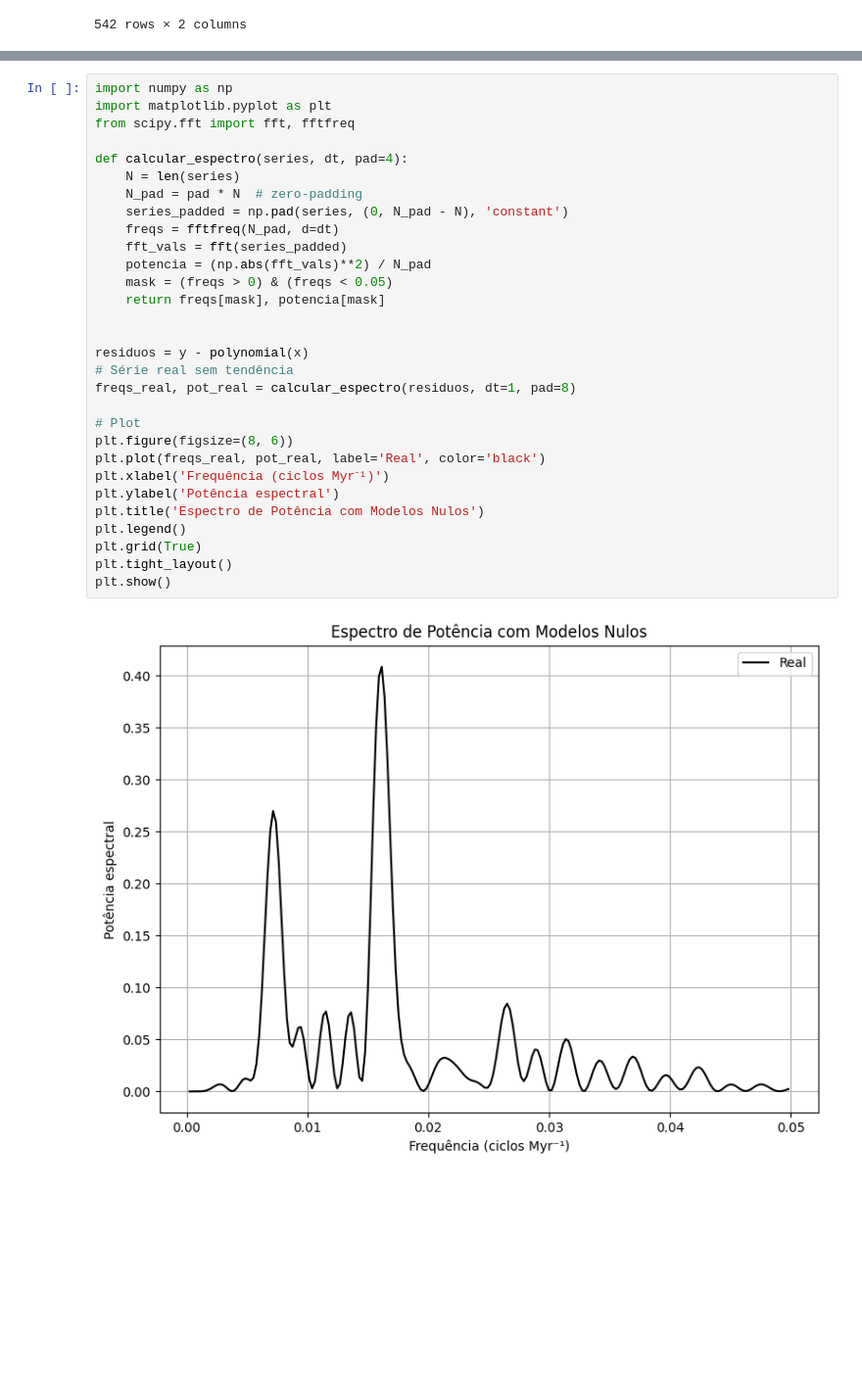
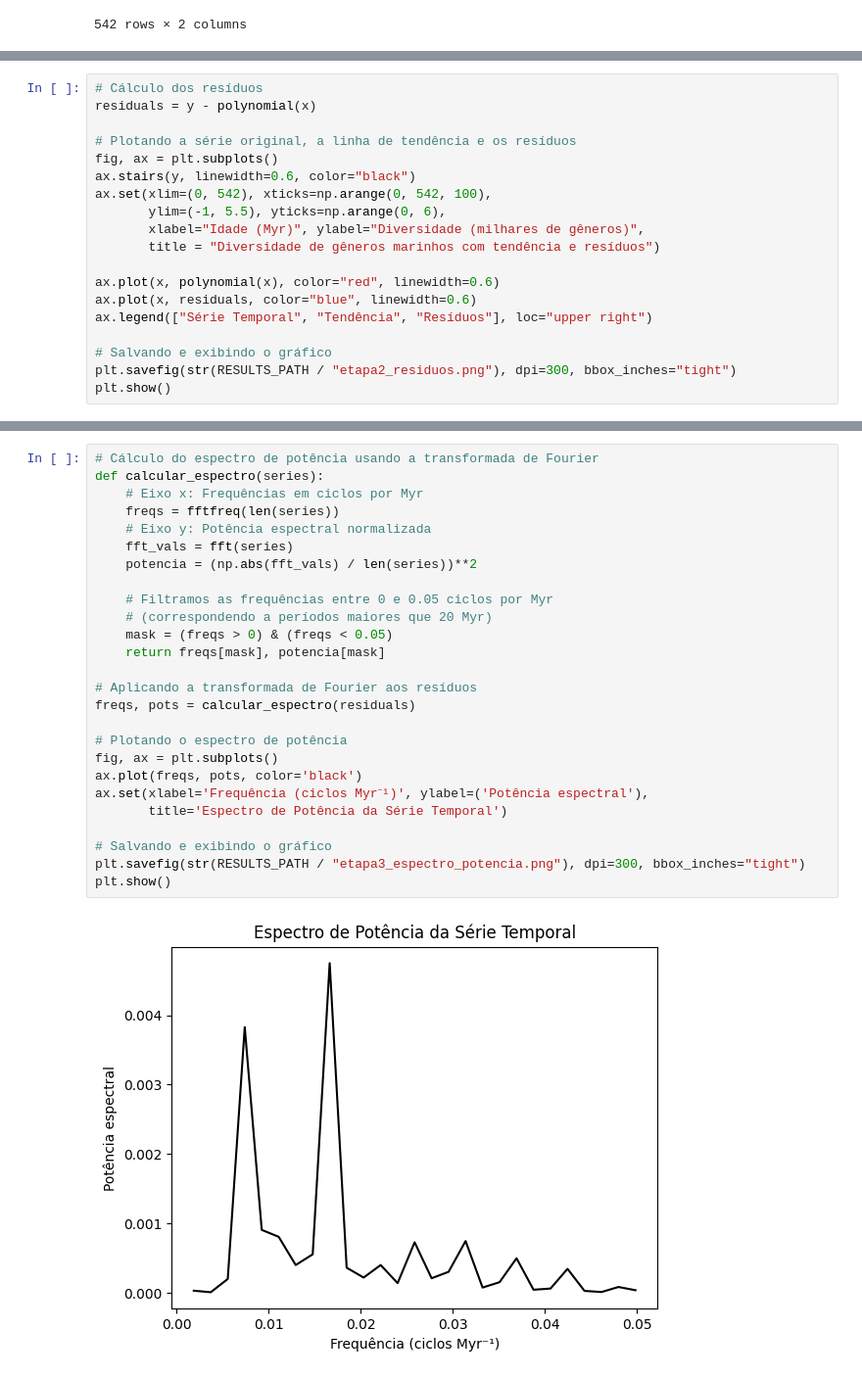
Before and after one commit to lucaanasser/Detectando-e-Interpretando-Sinais-Periodicos-em-Series-Temporais-Paleobiologicas, a Jupyter notebook: ep1.ipynb, the cells around one changed output, grey strips where cells are left out. Shown at 98% size. Saved outputs shown, nothing was run; the diff lists cells and outputs as text; blank space fills up the shorter version.

```diff
--- a/ep1.ipynb
+++ b/ep1.ipynb
@@ -94,0 +121,19 @@ plt.show()
+# %%
+# Cálculo dos resíduos
+residuals = y - polynomial(x)
+
+# Plotando a série original, a linha de tendência e os resíduos
+fig, ax = plt.subplots()
+ax.stairs(y, linewidth=0.6, color="black")
+ax.set(xlim=(0, 542), xticks=np.arange(0, 542, 100),
+       ylim=(-1, 5.5), yticks=np.arange(0, 6),
+       xlabel="Idade (Myr)", ylabel="Diversidade (milhares de gêneros)",
+       title = "Diversidade de gêneros marinhos com tendência e resíduos")
+
+ax.plot(x, polynomial(x), color="red", linewidth=0.6)
+ax.plot(x, residuals, color="blue", linewidth=0.6)
+ax.legend(["Série Temporal", "Tendência", "Resíduos"], loc="upper right")
+
+# Salvando e exibindo o gráfico
+plt.savefig(str(RESULTS_PATH / "etapa2_residuos.png"), dpi=300, bbox_inches="tight")
+plt.show()
@@ -99,32 +146,28 @@ explicar o pad (colocar antes sem o pad)
 # %%
-import numpy as np
-import matplotlib.pyplot as plt
-from scipy.fft import fft, fftfreq
+# Cálculo do espectro de potência usando a transformada de Fourier
+def calcular_espectro(series):
+    # Eixo x: Frequências em ciclos por Myr
+    freqs = fftfreq(len(series))
+    # Eixo y: Potência espectral normalizada
+    fft_vals = fft(series)
+    potencia = (np.abs(fft_vals) / len(series))**2
 
-def calcular_espectro(series, dt, pad=4):
-    N = len(series)
-    N_pad = pad * N  # zero-padding
-    series_padded = np.pad(series, (0, N_pad - N), 'constant')
-    freqs = fftfreq(N_pad, d=dt)
-    fft_vals = fft(series_padded)
-    potencia = (np.abs(fft_vals)**2) / N_pad
+    # Filtramos as frequências entre 0 e 0.05 ciclos por Myr
+    # (correspondendo a períodos maiores que 20 Myr)
     mask = (freqs > 0) & (freqs < 0.05)
     return freqs[mask], potencia[mask]
 
+# Aplicando a transformada de Fourier aos resíduos
+freqs, pots = calcular_espectro(residuals)
 
-residuos = y - polynomial(x)
-# Série real sem tendência
-freqs_real, pot_real = calcular_espectro(residuos, dt=1, pad=8)
+# Plotando o espectro de potência
+fig, ax = plt.subplots()
+ax.plot(freqs, pots, color='black')
+ax.set(xlabel='Frequência (ciclos Myr⁻¹)', ylabel=('Potência espectral'),
+       title='Espectro de Potência da Série Temporal')
 
-# Plot
-plt.figure(figsize=(8, 6))
-plt.plot(freqs_real, pot_real, label='Real', color='black')
-plt.xlabel('Frequência (ciclos Myr⁻¹)')
-plt.ylabel('Potência espectral')
-plt.title('Espectro de Potência com Modelos Nulos')
-plt.legend()
-plt.grid(True)
-plt.tight_layout()
+# Salvando e exibindo o gráfico
+plt.savefig(str(RESULTS_PATH / "etapa3_espectro_potencia.png"), dpi=300, bbox_inches="tight")
 plt.show()
 # %% [output]
-[figure, old version]
+[figure, new version]
```
Also changed, not shown: parts of 28 cells of this notebook, 9 other files.
